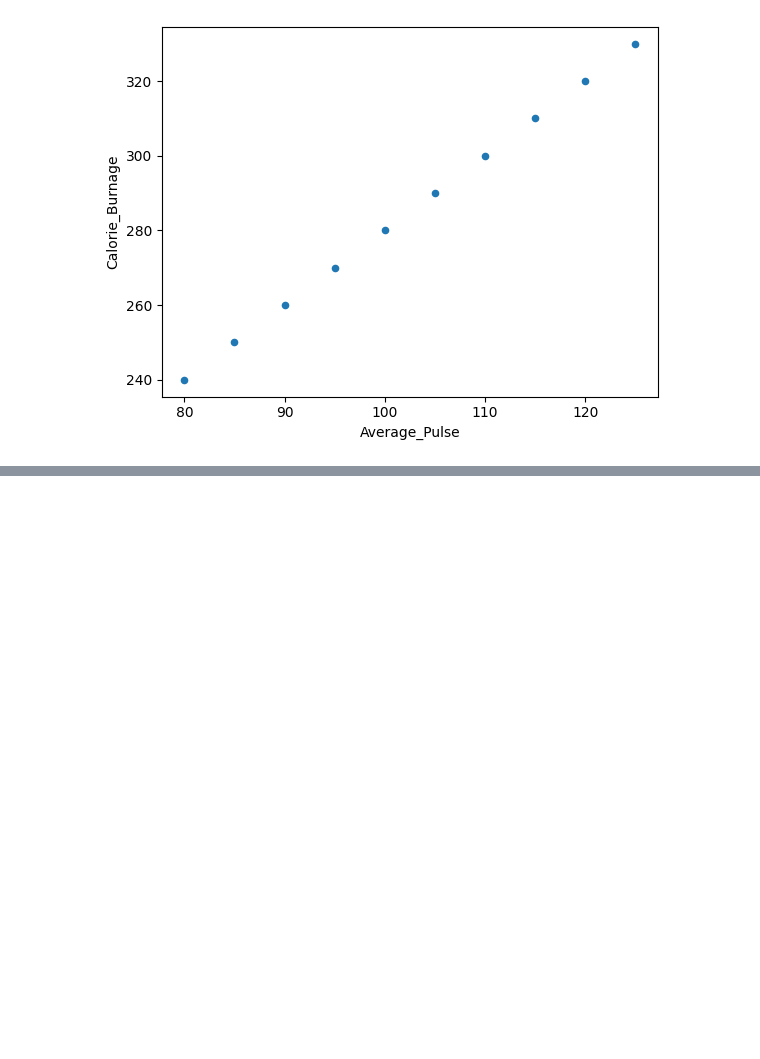
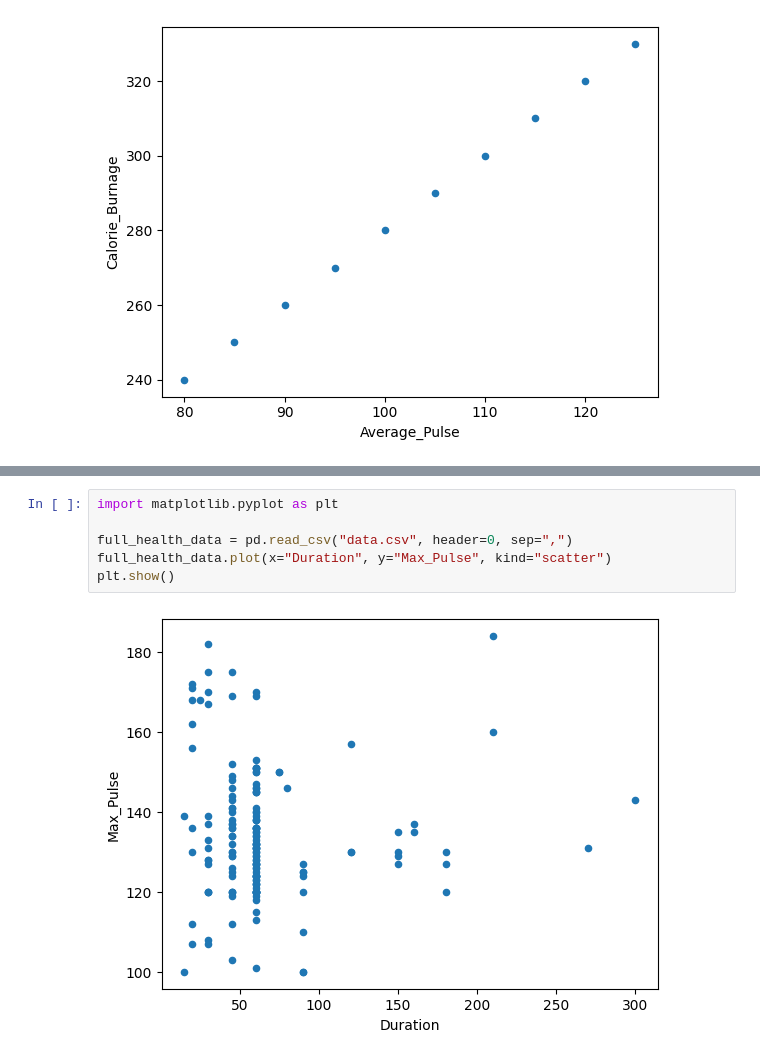
Before and after one commit to MAK8405/DataScience, a Jupyter notebook: DSStatistics.ipynb, the cells around one changed output, grey strips where cells are left out. Drawn from its saved outputs; the diff is of its cells as text; blank space fills up the shorter version.

```diff
--- a/DSStatistics.ipynb
+++ b/DSStatistics.ipynb
@@ -124,0 +139,8 @@ plt.show()
+# %%
+import matplotlib.pyplot as plt
+
+full_health_data = pd.read_csv("data.csv", header=0, sep=",")
+full_health_data.plot(x="Duration", y="Max_Pulse", kind="scatter")
+plt.show()
+# %% [output]
+[figure, added]
```
Also changed, not shown: parts of 1 cell of this notebook.
